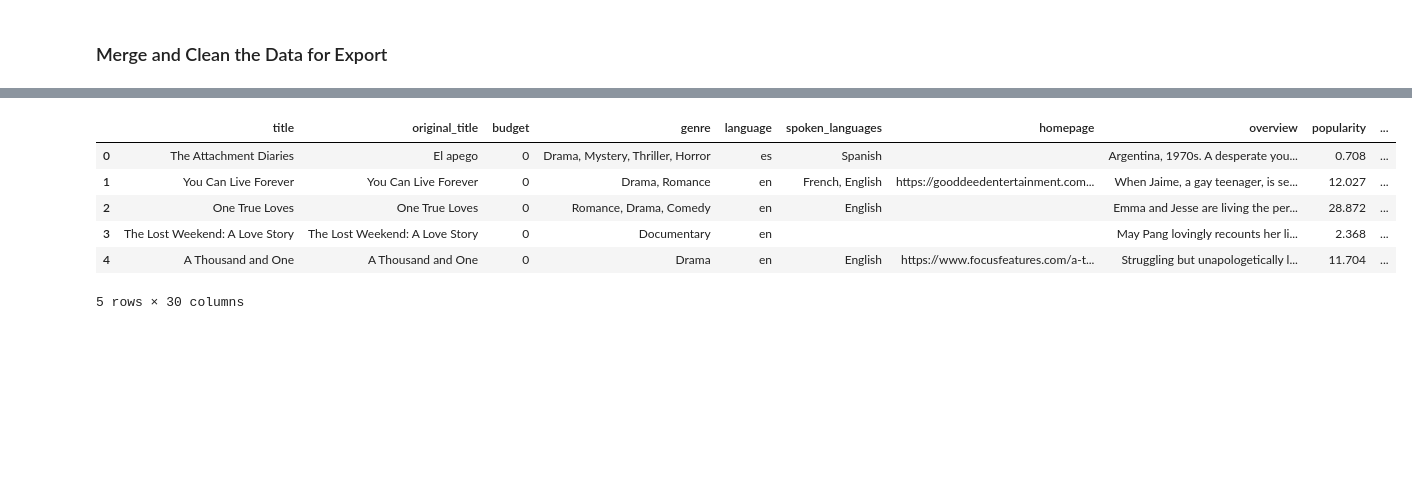
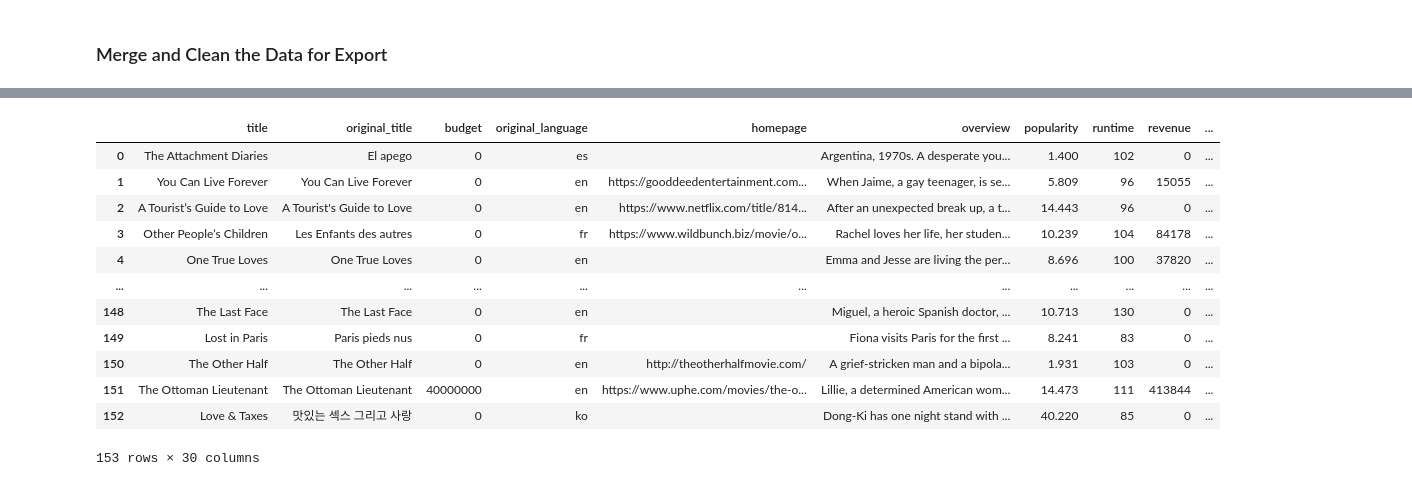
Before and after one commit to cschneggenburger/data-sourcing-challenge, a Jupyter notebook: retrieve_movie_data.ipynb, the cells around one changed output, grey strips where cells are left out. Saved outputs shown, nothing was run; the diff lists cells and outputs as text; code cells hidden in the pictures; blank space fills up the shorter version.

Commit message:
Updated retrieve_movie_data on 1-26-24 @3:15pm and created new .csv

```diff
--- a/retrieve_movie_data.ipynb
+++ b/retrieve_movie_data.ipynb
@@ -132,7 +132,6 @@ reviews_df
 # Title is between unicode characters \u2018 and \u2019.
 # End string should include " Review" to avoid cutting title early
 reviews_df["title"] = reviews_df["headline.main"].apply(lambda st: st[st.find("\u2018")+1:st.find("\u2019 Review")])
-reviews_df["title"] = reviews_df["title"].str.replace("What’s Love Got to Do With It?’ Probably a Lo", "What's Love Got to Do With It?")
 reviews_df.head(5)
 # %% [output]
 |  | web_url | snippet | source | keywords | pub_date | word_count | headline.main | headline.kicker | ... |
@@ -341,4 +340,6 @@ tmdb_df
 ### Merge and Clean the Data for Export
 # %%
 # Merge the New York Times reviews and TMDB DataFrames on title
+merged_df = pd.merge(tmdb_df, reviews_df, on="title")
+merged_df
 # %% [output]
@@ -383,14 +391,23 @@ tmdb_df
 # %%
 # Drop "byline.person" column
+merged_df = merged_df.drop(columns="byline.person")
 # %%
 # Delete duplicate rows and reset index
+merged_df = merged_df.drop_duplicates(subset="title").reset_index(drop=True)
+merged_df
 # %% [output]
-|  | title | original_title | budget | genre | language | spoken_languages | homepage | overview | popularity | ... |
-| 0 | The Attachment Diaries | El apego | 0 | Drama, Mystery, Thriller, Horror | es | Spanish |  | Argentina, 1970s. A desperate you... | 0.708 | ... |
-| 1 | You Can Live Forever | You Can Live Forever | 0 | Drama, Romance | en | French, English | https://gooddeedentertainment.com... | When Jaime, a gay teenager, is se... | 12.027 | ... |
-| 2 | One True Loves | One True Loves | 0 | Romance, Drama, Comedy | en | English |  | Emma and Jesse are living the per... | 28.872 | ... |
-| 3 | The Lost Weekend: A Love Story | The Lost Weekend: A Love Story | 0 | Documentary | en |  |  | May Pang lovingly recounts her li... | 2.368 | ... |
-| 4 | A Thousand and One | A Thousand and One | 0 | Drama | en | English | https://www.focusfeatures.com/a-t... | Struggling but unapologetically l... | 11.704 | ... |
+|  | title | original_title | budget | original_language | homepage | overview | popularity | runtime | revenue | ... |
+| 0 | The Attachment Diaries | El apego | 0 | es |  | Argentina, 1970s. A desperate you... | 1.400 | 102 | 0 | ... |
+| 1 | You Can Live Forever | You Can Live Forever | 0 | en | https://gooddeedentertainment.com... | When Jaime, a gay teenager, is se... | 5.809 | 96 | 15055 | ... |
+| 2 | A Tourist’s Guide to Love | A Tourist's Guide to Love | 0 | en | https://www.netflix.com/title/814... | After an unexpected break up, a t... | 14.443 | 96 | 0 | ... |
+| 3 | Other People’s Children | Les Enfants des autres | 0 | fr | https://www.wildbunch.biz/movie/o... | Rachel loves her life, her studen... | 10.239 | 104 | 84178 | ... |
+| 4 | One True Loves | One True Loves | 0 | en |  | Emma and Jesse are living the per... | 8.696 | 100 | 37820 | ... |
+| ... | ... | ... | ... | ... | ... | ... | ... | ... | ... | ... |
+| 148 | The Last Face | The Last Face | 0 | en |  | Miguel, a heroic Spanish doctor, ... | 10.713 | 130 | 0 | ... |
+| 149 | Lost in Paris | Paris pieds nus | 0 | fr |  | Fiona visits Paris for the first ... | 8.241 | 83 | 0 | ... |
+| 150 | The Other Half | The Other Half | 0 | en | http://theotherhalfmovie.com/ | A grief-stricken man and a bipola... | 1.931 | 103 | 0 | ... |
+| 151 | The Ottoman Lieutenant | The Ottoman Lieutenant | 40000000 | en | https://www.uphe.com/movies/the-o... | Lillie, a determined American wom... | 14.473 | 111 | 413844 | ... |
+| 152 | Love & Taxes | 맛있는 섹스 그리고 사랑 | 0 | ko |  | Dong-Ki has one night stand with ... | 40.220 | 85 | 0 | ... |
-5 rows × 30 columns
+153 rows × 30 columns
 # %%
 # Export data to CSV without the index
```
Also changed, not shown: parts of 7 cells of this notebook, 1 other file.
